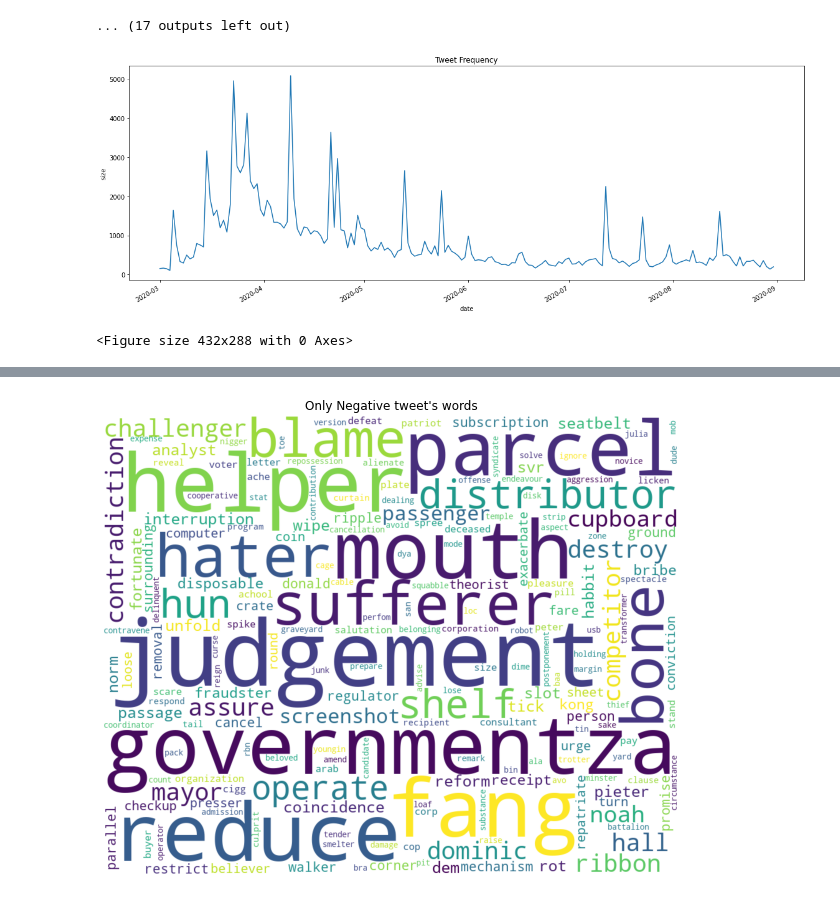
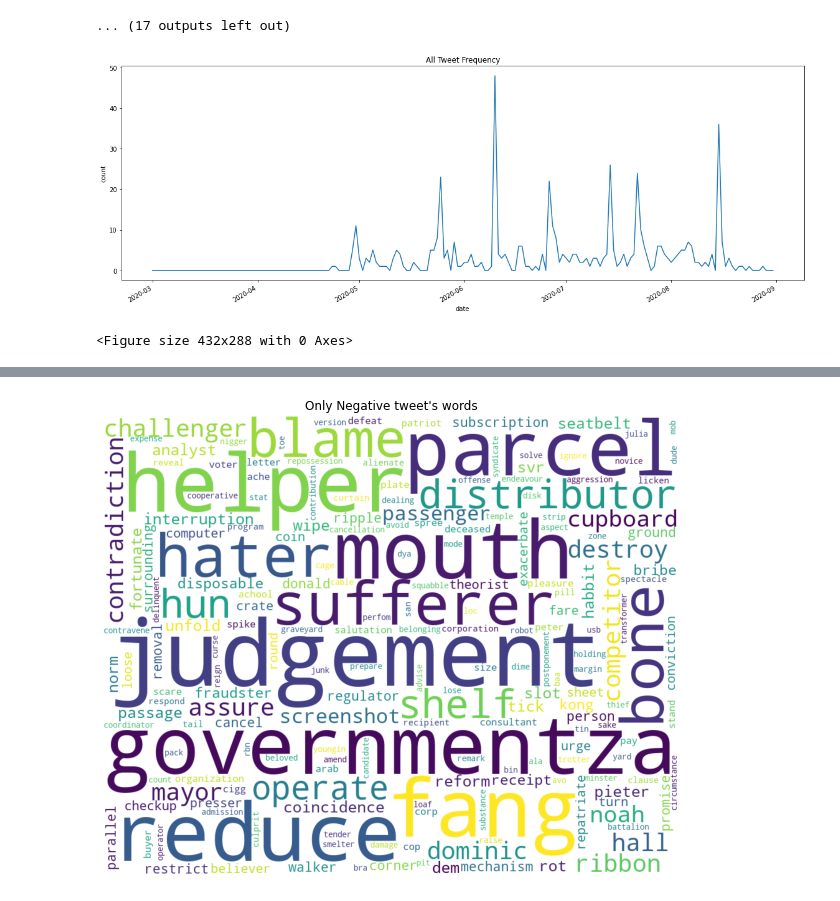
Before and after one commit to tomashege/research_project, a Jupyter notebook: Tomas/notebooks/tweet_analysis.ipynb, the cells around one changed output, grey strips where cells are left out. Drawn from its saved outputs; the diff is of its cells as text; code cells hidden in the pictures.

Commit message:
new charts

```diff
--- a/Tomas/notebooks/tweet_analysis.ipynb
+++ b/Tomas/notebooks/tweet_analysis.ipynb
@@ -378,16 +378,27 @@ See the caveats in the documentation: https://pandas.pydata.org/pandas-docs/stab
 ... (17 outputs left out)
 # %%
 #Frequency of posting
-post_feq = tweets.groupby('date', as_index=False).size()
+# https://stackoverflow.com/a/1060330
+def daterange(start_date, end_date):
+    for n in range(int((end_date - start_date).days)):
+        yield start_date + datetime.timedelta(n)
+def build_dt(df):
+    start_date = datetime.date(2020, 3, 1)
+    end_date = datetime.date(2020, 9, 1)
+    for date in daterange(start_date, end_date):
+        yield date, sum(df['date'] == date.strftime("%Y-%m-%d"))
+
+#post_feq = tweets.groupby('date', as_index=False).size()
+post_feq = pd.DataFrame(build_dt(tweets[tweets['hashtags'].apply(lambda x: 'cigaretteban' in x)]), columns=['date', 'count'])
 
 plt.figure(figsize=(16, 6))
 sns.lineplot(x='date',
-                 y='size',
-                 data=post_feq).set_title("Tweet Frequency").get_figure().autofmt_xdate()
+                 y='count',
+                 data=post_feq).set_title("All Tweet Frequency").get_figure().autofmt_xdate()
 plt.tight_layout()
 plt.show()
-plt.savefig("/Users/tomashegewisch/research_project/Tomas/charts/Frequency/tweet_frequency.png")
+plt.savefig("/Users/tomashegewisch/research_project/Tomas/charts/Frequency/all_tweet_frequency.png")
 plt.clf()
 # %% [output]
-[figure, old version]
+[figure, new version]
 <Figure size 432x288 with 0 Axes>
```
Also changed, not shown: parts of 7 cells of this notebook, 18 other files.
